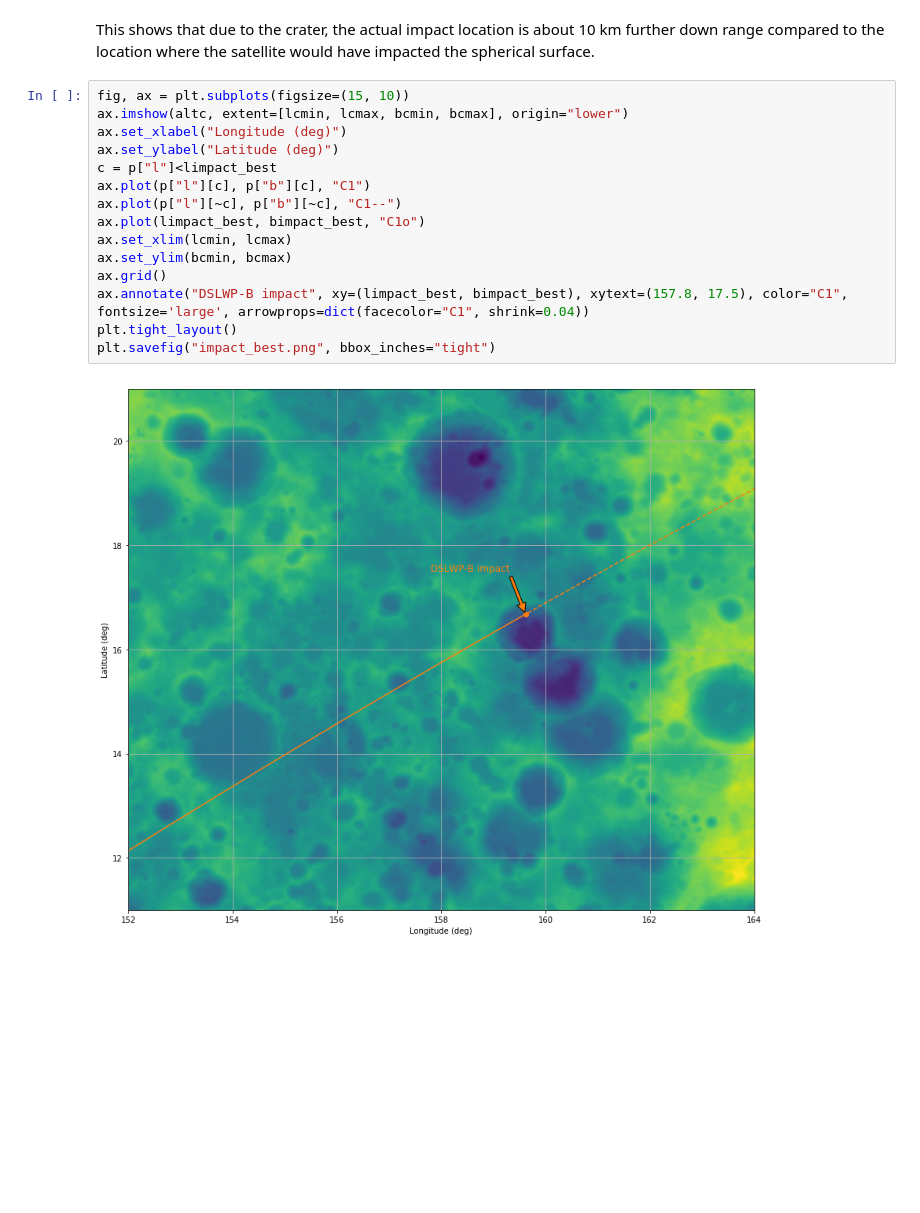
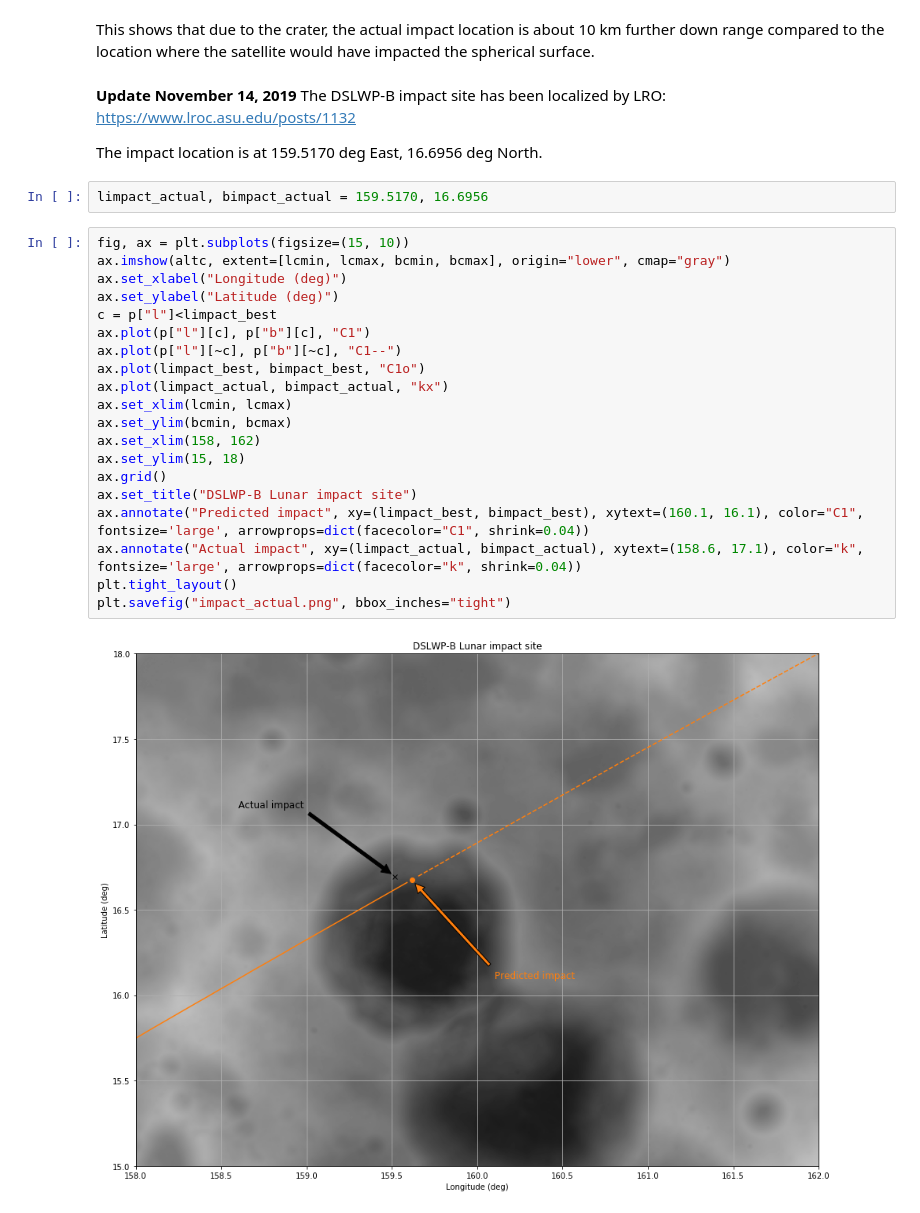
Before and after one commit to cbassa/satellite_analysis, a Jupyter notebook: dslwp_impact.ipynb, the cells around one changed output. Cells and saved outputs as stored; diff of their text form; blank space fills up the shorter version.

Commit message:
Added actual impact location

```diff
--- a/dslwp_impact.ipynb
+++ b/dslwp_impact.ipynb
@@ -150,20 +150,32 @@ print("Best impact location: %.3f deg East, %.3f deg North" % (limpact_best, bim
 Best impact location: 159.617 deg East, 16.675 deg North
 # %% [markdown]
 This shows that due to the crater, the actual impact location is about 10 km further down range compared to the location where the satellite would have impacted the spherical surface.
+# %% [markdown]
+**Update November 14, 2019**
+The DSLWP-B impact site has been localized by LRO: https://www.lroc.asu.edu/posts/1132
+
+The impact location is at 159.5170 deg East, 16.6956 deg North.
+# %%
+limpact_actual, bimpact_actual = 159.5170, 16.6956
 # %%
 fig, ax = plt.subplots(figsize=(15, 10))
-ax.imshow(altc, extent=[lcmin, lcmax, bcmin, bcmax], origin="lower")
+ax.imshow(altc, extent=[lcmin, lcmax, bcmin, bcmax], origin="lower", cmap="gray")
 ax.set_xlabel("Longitude (deg)")
 ax.set_ylabel("Latitude (deg)")
 c = p["l"]<limpact_best
 ax.plot(p["l"][c], p["b"][c], "C1")
 ax.plot(p["l"][~c], p["b"][~c], "C1--")
 ax.plot(limpact_best, bimpact_best, "C1o")
+ax.plot(limpact_actual, bimpact_actual, "kx")
 ax.set_xlim(lcmin, lcmax)
 ax.set_ylim(bcmin, bcmax)
+ax.set_xlim(158, 162)
+ax.set_ylim(15, 18)
 ax.grid()
-ax.annotate("DSLWP-B impact", xy=(limpact_best, bimpact_best), xytext=(157.8, 17.5), color="C1", fontsize='large', arrowprops=dict(facecolor="C1", shrink=0.04))
+ax.set_title("DSLWP-B Lunar impact site")
+ax.annotate("Predicted impact", xy=(limpact_best, bimpact_best), xytext=(160.1, 16.1), color="C1", fontsize='large', arrowprops=dict(facecolor="C1", shrink=0.04))
+ax.annotate("Actual impact", xy=(limpact_actual, bimpact_actual), xytext=(158.6, 17.1), color="k", fontsize='large', arrowprops=dict(facecolor="k", shrink=0.04))
 plt.tight_layout()
-plt.savefig("impact_best.png", bbox_inches="tight")
+plt.savefig("impact_actual.png", bbox_inches="tight")
 # %% [output]
-[figure, old version]
+[figure, new version]
```
Also changed, not shown: parts of 1 cell of this notebook.
